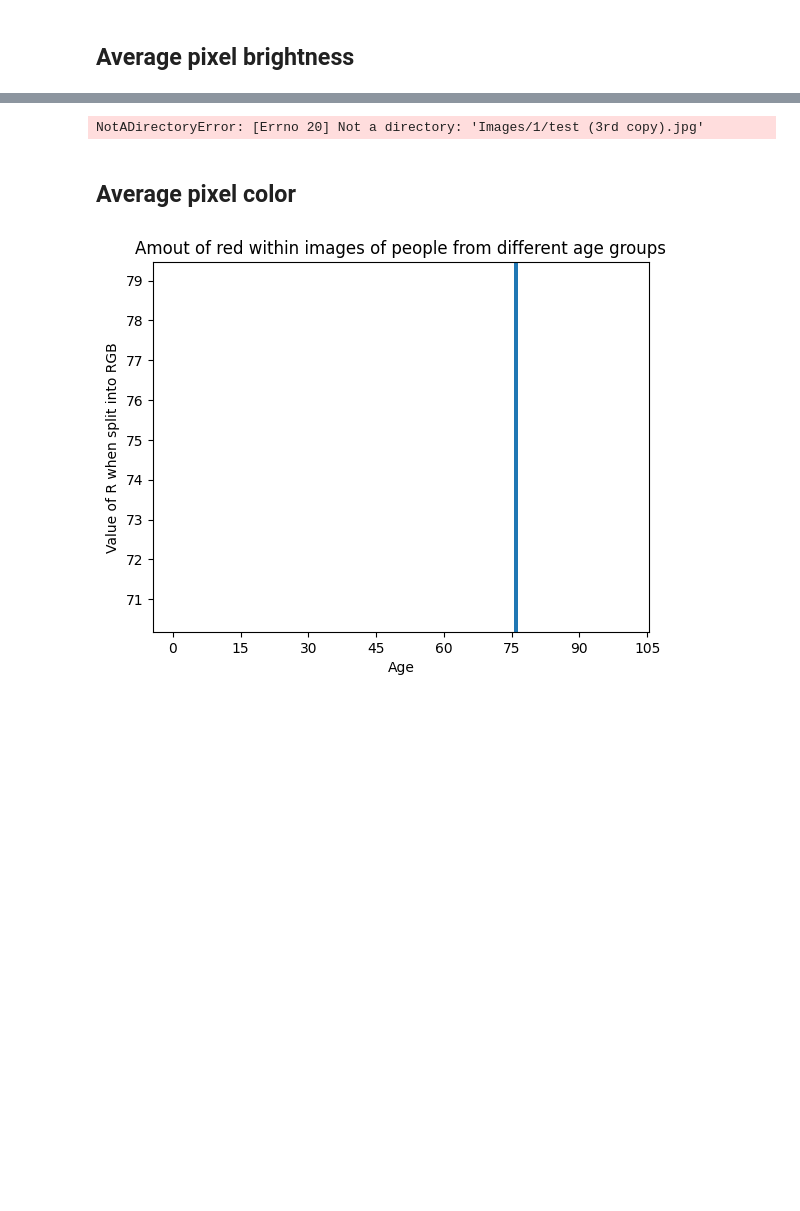
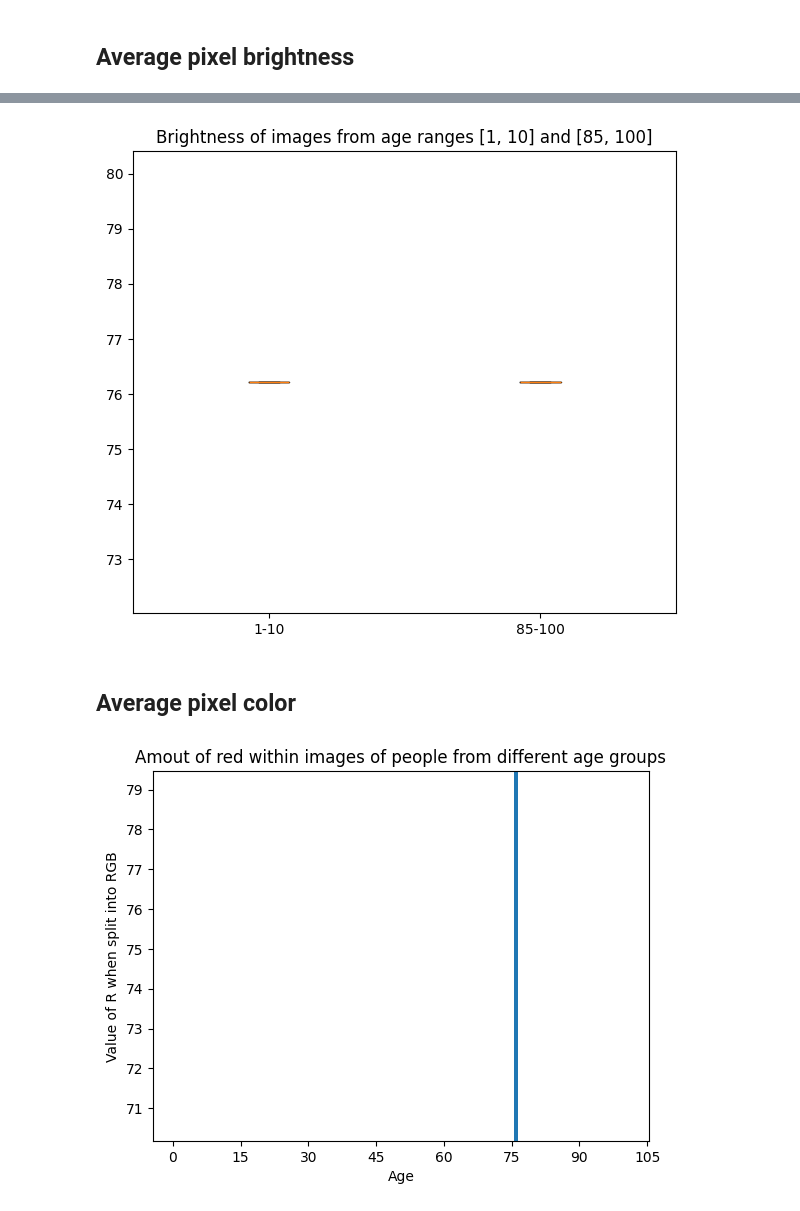
Before and after one commit to domser2002/ML_age_recognition, a Jupyter notebook: dataset/EDA.ipynb, the cells around one changed output, grey strips where cells are left out. Cells and saved outputs as stored; diff of their text form; code cells hidden in the pictures; blank space fills up the shorter version.

Commit message:
fix broken images in notebook

```diff
--- a/dataset/EDA.ipynb
+++ b/dataset/EDA.ipynb
@@ -94,8 +93,11 @@ AxisError: axis 0 is out of bounds for array of dimension 0
 # %%
-data = apply_algorithm.boxplot_apply(average_pixel_color_and_brightness, path)
-box.boxplot([i[1] for i in data], "Brightness of images from age ranges [1, 10] and [85, 100]")
+datab = apply_algorithm.boxplot_apply(average_pixel_color_and_brightness, path)
+sub = []
+for elem in datab:
+    sub.append([i[1] for i in elem])
+box.boxplot(sub, "Brightness of images from age ranges [1, 10] and [85, 100]")
 # %% [output]
-NotADirectoryError: [Errno 20] Not a directory: 'Images/1/test (3rd copy).jpg'
+[figure, added]
 # %% [markdown]
 ## Average pixel color
 # %%
```
Also changed, not shown: parts of 2 cells of this notebook.
